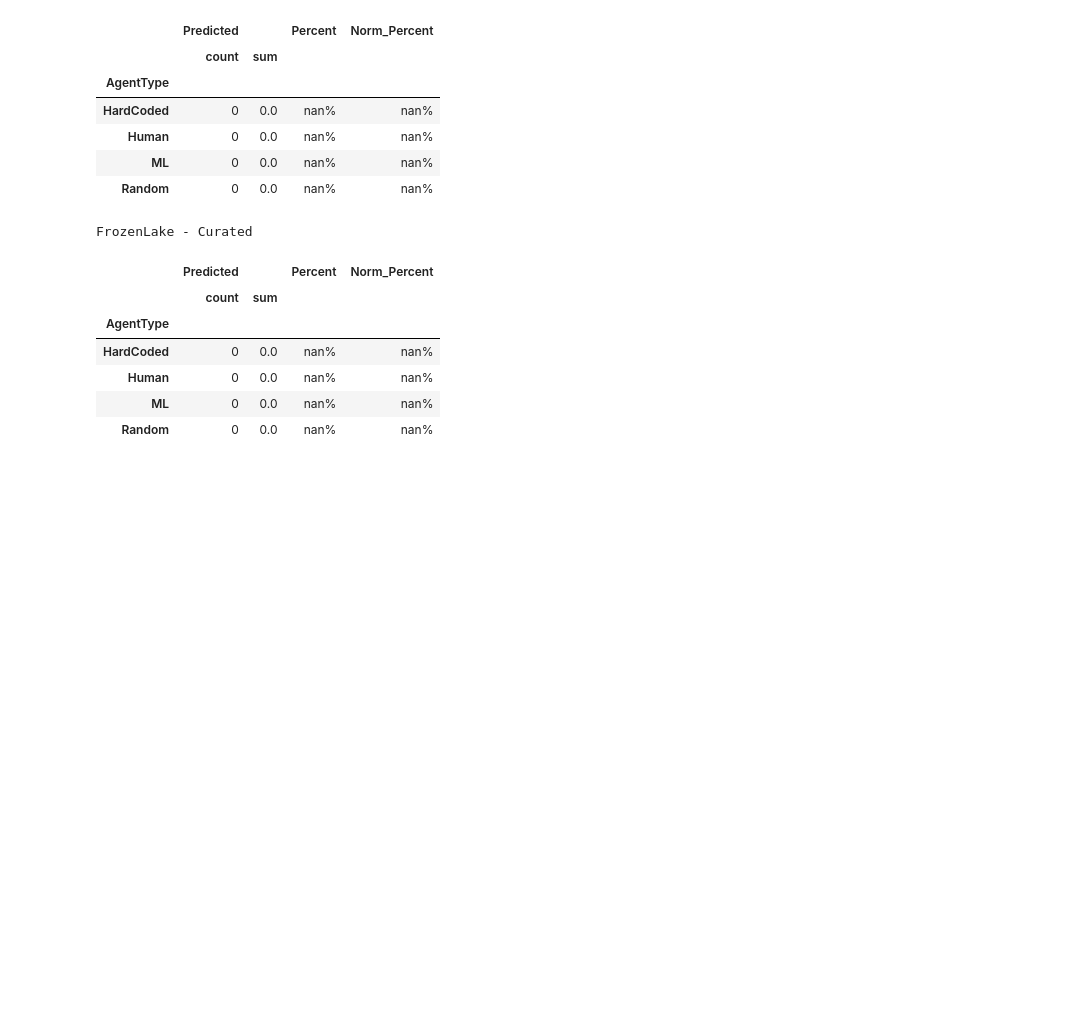
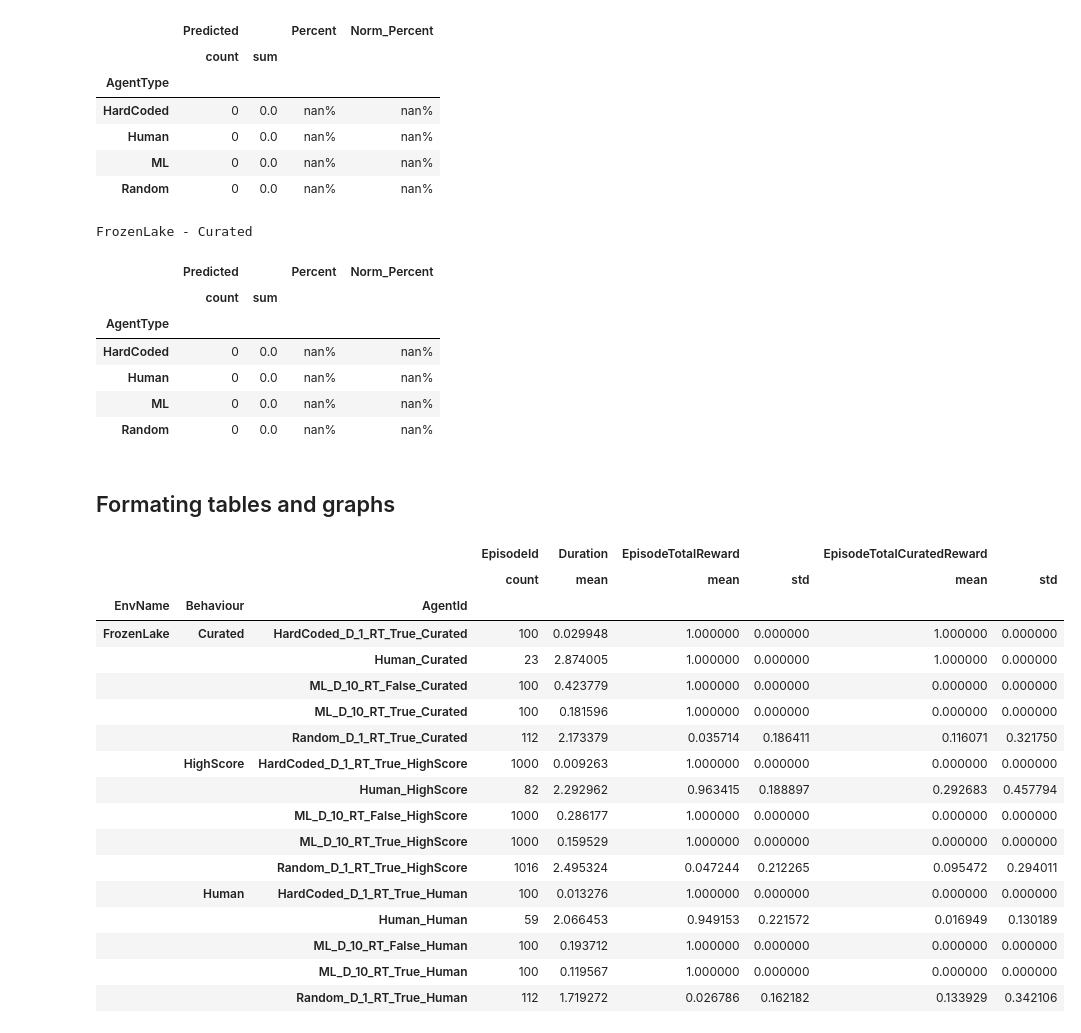
Before and after one commit to louie-jones-strong/Uni-Dissertation, a Jupyter notebook: ResultsFormating.ipynb, the cells around one changed output. Drawn from its saved outputs; the diff is of its cells as text; code cells hidden in the pictures; blank space fills up the shorter version.

Commit message:
add table creation to notebook

```diff
--- a/ResultsFormating.ipynb
+++ b/ResultsFormating.ipynb
@@ -17,6 +19,7 @@ RunGroup = "12"
 EnvNames = ["FrozenLake"]
 BehaviouralTypes = ["Human", "Curated", "HighScore"]
 BehaviouralTypesToReview = ["Human", "Curated"]
+AgentTypes = ["HardCoded", "ML", "Random", "Human"]
 
 # manual Review of the results config
 MaxChoicesPerAgent = 5
@@ -173,3 +176,5 @@ FrozenLake - Curated
 | Human | 0 | 0.0 | nan% | nan% |
 | ML | 0 | 0.0 | nan% | nan% |
 | Random | 0 | 0.0 | nan% | nan% |
+# %% [markdown]
+## Formating tables and graphs
@@ -175,0 +210,27 @@ FrozenLake - Curated
+# %%
+def CleanStats(df):
+	prefixesToDrop = ["LearnerConfig", "ModelConfigs", "DataTables"]
+	columnsToDrop = [col for col in df.columns if col.startswith(tuple(prefixesToDrop))]
+	df = df.drop(columns=columnsToDrop)
+
+	# add duration column
+	df["Duration"] = (df["EndTime"] - df["StartTime"])  / 1e9
+	return df
+
+def CombinedStats(runGroup, envNames, agentTypes):
+	combinedStats = None
+
+	for envName in envNames:
+		for agentType in agentTypes:
+			statsPath = os.path.join("Data", envName, runGroup, "replays", agentType, "stats.tsv")
+			stats = pd.read_csv(statsPath, sep="\t")
+			stats = CleanStats(stats)
+
+			combinedStats = pd.concat([combinedStats, stats], ignore_index=True)
+	return combinedStats
+
+stats = CombinedStats(RunGroup, EnvNames, AgentTypes)
+evalDf = pd.merge(evalIds, stats, on=["EpisodeId"], how="left")
+
+# drop rows with nan values
+evalDf = evalDf.dropna()
@@ -175,0 +282,27 @@ FrozenLake - Curated
+# %%
+aggregateSettings = {}
+aggregateSettings["EpisodeId"] = "count"
+aggregateSettings["Duration"] = ["mean"]
+aggregateSettings["EpisodeTotalReward"] = ["mean", "std"]
+aggregateSettings["EpisodeTotalCuratedReward"] = ["mean", "std"]
+
+evalDf.groupby(["EnvName", "Behaviour", "AgentId"]).aggregate(aggregateSettings)
+# %% [output]
+|  |  |  | EpisodeId | Duration | EpisodeTotalReward |  | EpisodeTotalCuratedReward |  |
+|  |  |  | count | mean | mean | std | mean | std |
+| EnvName | Behaviour | AgentId |  |  |  |  |  |  |
+| FrozenLake | Curated | HardCoded_D_1_RT_True_Curated | 100 | 0.029948 | 1.000000 | 0.000000 | 1.000000 | 0.000000 |
+|  |  | Human_Curated | 23 | 2.874005 | 1.000000 | 0.000000 | 1.000000 | 0.000000 |
+|  |  | ML_D_10_RT_False_Curated | 100 | 0.423779 | 1.000000 | 0.000000 | 0.000000 | 0.000000 |
+|  |  | ML_D_10_RT_True_Curated | 100 | 0.181596 | 1.000000 | 0.000000 | 0.000000 | 0.000000 |
+|  |  | Random_D_1_RT_True_Curated | 112 | 2.173379 | 0.035714 | 0.186411 | 0.116071 | 0.321750 |
+|  | HighScore | HardCoded_D_1_RT_True_HighScore | 1000 | 0.009263 | 1.000000 | 0.000000 | 0.000000 | 0.000000 |
+|  |  | Human_HighScore | 82 | 2.292962 | 0.963415 | 0.188897 | 0.292683 | 0.457794 |
+|  |  | ML_D_10_RT_False_HighScore | 1000 | 0.286177 | 1.000000 | 0.000000 | 0.000000 | 0.000000 |
+|  |  | ML_D_10_RT_True_HighScore | 1000 | 0.159529 | 1.000000 | 0.000000 | 0.000000 | 0.000000 |
+|  |  | Random_D_1_RT_True_HighScore | 1016 | 2.495324 | 0.047244 | 0.212265 | 0.095472 | 0.294011 |
+|  | Human | HardCoded_D_1_RT_True_Human | 100 | 0.013276 | 1.000000 | 0.000000 | 0.000000 | 0.000000 |
+|  |  | Human_Human | 59 | 2.066453 | 0.949153 | 0.221572 | 0.016949 | 0.130189 |
+|  |  | ML_D_10_RT_False_Human | 100 | 0.193712 | 1.000000 | 0.000000 | 0.000000 | 0.000000 |
+|  |  | ML_D_10_RT_True_Human | 100 | 0.119567 | 1.000000 | 0.000000 | 0.000000 | 0.000000 |
+|  |  | Random_D_1_RT_True_Human | 112 | 1.719272 | 0.026786 | 0.162182 | 0.133929 | 0.342106 |
```
Also changed, not shown: parts of 9 cells of this notebook.
